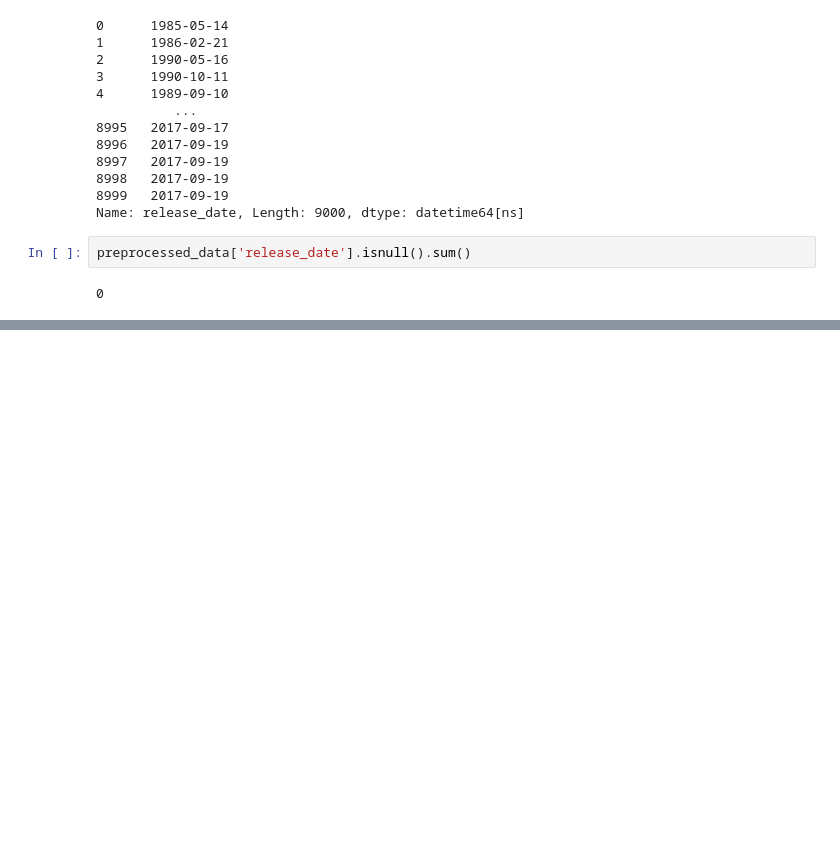
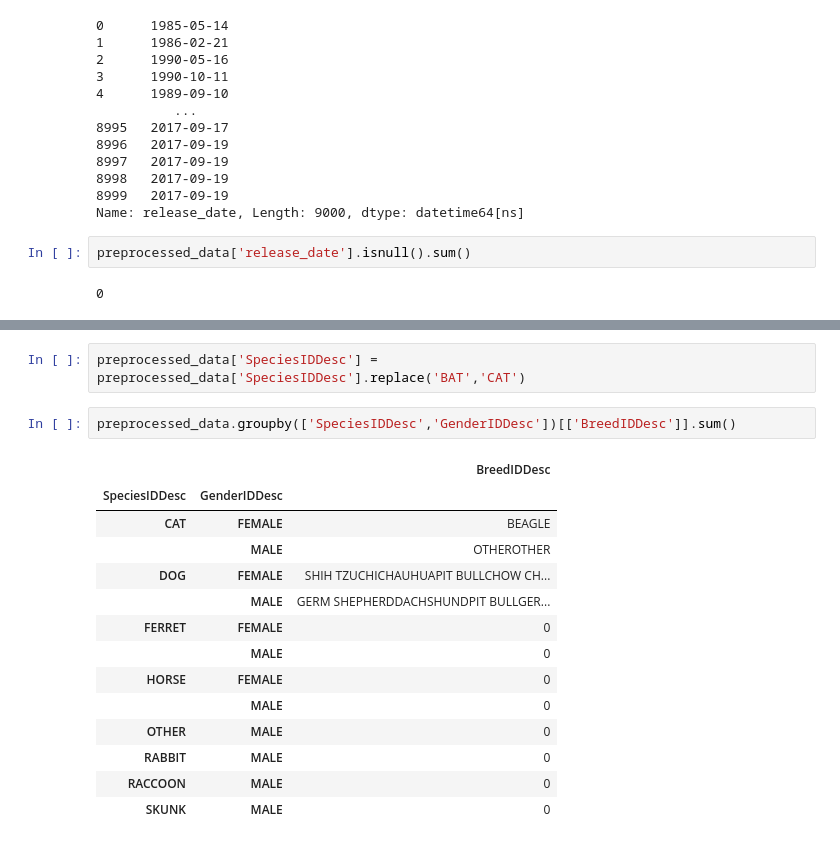
Before and after one commit to ishu1998ki/AnimalBite, a Jupyter notebook: loaddata.ipynb, the cells around one changed output, grey strips where cells are left out. Saved outputs shown, nothing was run; the diff lists cells and outputs as text; blank space fills up the shorter version.

Commit message:
edit wrong data input in 'SpeciesIDDesc' column

```diff
--- a/loaddata.ipynb
+++ b/loaddata.ipynb
@@ -929,0 +959,19 @@ preprocessed_data['release_date'].isnull().sum()
+# %%
+preprocessed_data['SpeciesIDDesc'] = preprocessed_data['SpeciesIDDesc'].replace('BAT','CAT')
+# %%
+preprocessed_data.groupby(['SpeciesIDDesc','GenderIDDesc'])[['BreedIDDesc']].sum()
+# %% [output]
+|  |  | BreedIDDesc |
+| SpeciesIDDesc | GenderIDDesc |  |
+| CAT | FEMALE | BEAGLE |
+|  | MALE | OTHEROTHER |
+| DOG | FEMALE | SHIH TZUCHICHAUHUAPIT BULLCHOW CH... |
+|  | MALE | GERM SHEPHERDDACHSHUNDPIT BULLGER... |
+| FERRET | FEMALE | 0 |
+|  | MALE | 0 |
+| HORSE | FEMALE | 0 |
+|  | MALE | 0 |
+| OTHER | MALE | 0 |
+| RABBIT | MALE | 0 |
+| RACCOON | MALE | 0 |
+| SKUNK | MALE | 0 |
```
Also changed, not shown: parts of 2 cells of this notebook.
